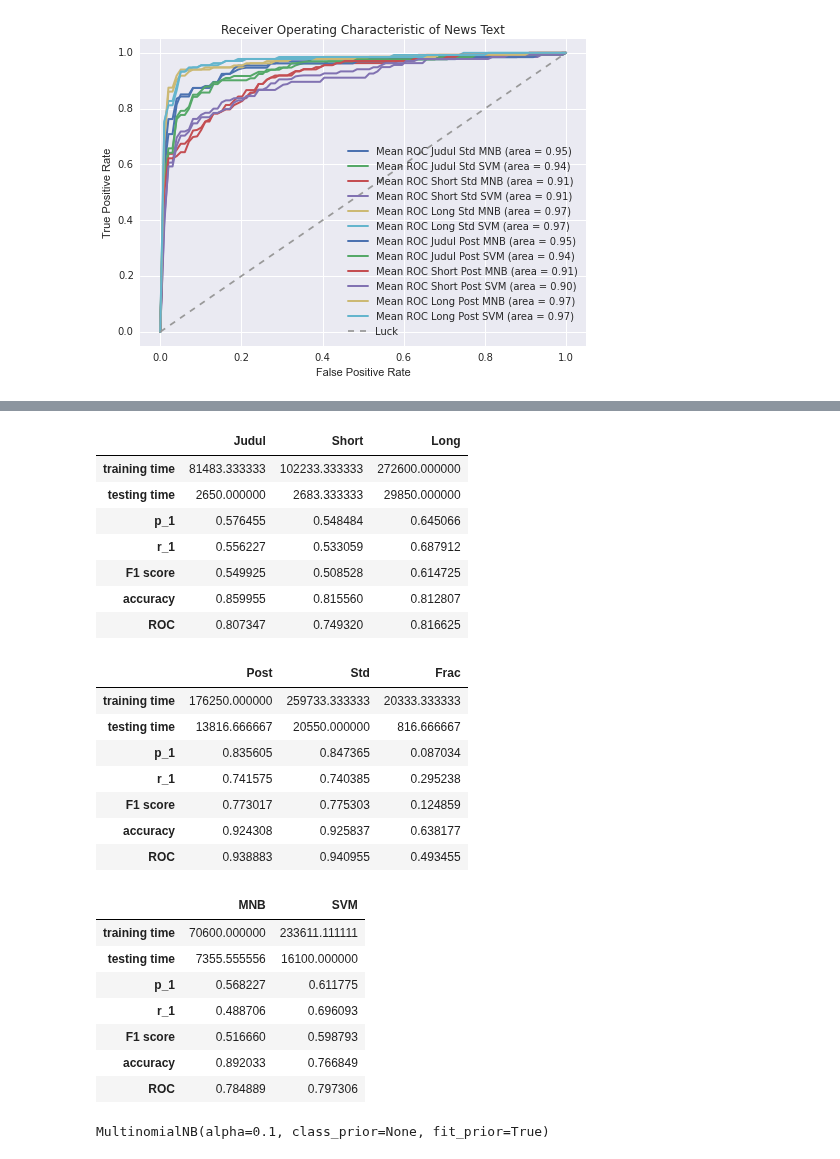
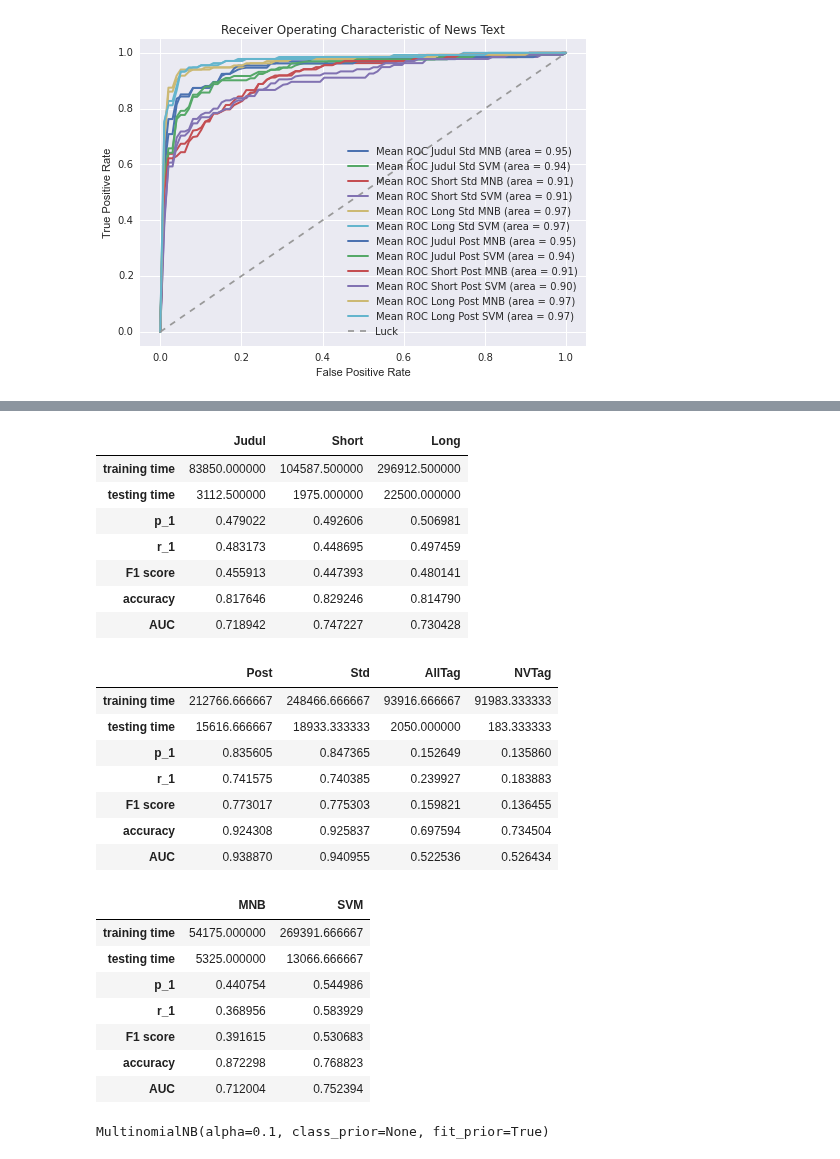
Before and after one commit to blankon123/news-classifier-Bahasa-Indonesia-, a Jupyter notebook: Skripsi Notebook v1.7 (Evaluating).ipynb, the cells around one changed output, grey strips where cells are left out. Drawn from its saved outputs; the diff is of its cells as text; code cells hidden in the pictures.

```diff
--- a/Skripsi Notebook v1.7 (Evaluating).ipynb
+++ b/Skripsi Notebook v1.7 (Evaluating).ipynb
@@ -224,9 +236,12 @@ X1.append({'name':'Short','Prep':'Post','Data':DATAPost['Short']})
 X1.append({'name':'Long' ,'Prep':'Post','Data':DATAPost['Long']})
 
 X2 = []
-X2.append({'name':'Judul','Prep':'Frac','Data':DATAFracJudul})
-X2.append({'name':'Short','Prep':'Frac','Data':DATAFracShort})
-X2.append({'name':'Long' ,'Prep':'Frac','Data':DATAFracLong})
+X2.append({'name':'Judul','Prep':'AllTag','Data':AllFracJudul})
+X2.append({'name':'Short','Prep':'AllTag','Data':AllFracShort})
+X2.append({'name':'Long' ,'Prep':'AllTag','Data':AllFracLong})
+X2.append({'name':'Judul','Prep':'NVTag','Data':NVFracJudul})
+X2.append({'name':'Short','Prep':'NVTag','Data':NVFracShort})
+X2.append({'name':'Long' ,'Prep':'NVTag','Data':NVFracLong})
 
 y_  = DATA_TARGET
 
@@ -304,7 +320,7 @@ from ipy_table import *
 metrics_table = []
 tables = []
 columns = (['id', 'nama','training time', 'testing time','p_1',
-            'r_1','F1 score','accuracy','ROC'])
+            'r_1','F1 score','accuracy','AUC'])
 tables.append(columns)
 
 i = 0
@@ -358,27 +374,27 @@ eval_teks.set_axis(1,splitter)
 eval_teks
 # %% [output]
 |  | Judul | Short | Long |
-| training time | 81483.333333 | 102233.333333 | 272600.000000 |
-| testing time | 2650.000000 | 2683.333333 | 29850.000000 |
-| p_1 | 0.576455 | 0.548484 | 0.645066 |
-| r_1 | 0.556227 | 0.533059 | 0.687912 |
-| F1 score | 0.549925 | 0.508528 | 0.614725 |
-| accuracy | 0.859955 | 0.815560 | 0.812807 |
-| ROC | 0.807347 | 0.749320 | 0.816625 |
+| training time | 83850.000000 | 104587.500000 | 296912.500000 |
+| testing time | 3112.500000 | 1975.000000 | 22500.000000 |
+| p_1 | 0.479022 | 0.492606 | 0.506981 |
+| r_1 | 0.483173 | 0.448695 | 0.497459 |
+| F1 score | 0.455913 | 0.447393 | 0.480141 |
+| accuracy | 0.817646 | 0.829246 | 0.814790 |
+| AUC | 0.718942 | 0.747227 | 0.730428 |
 # %%
-splitter = ['Post','Std','Frac']
+splitter = ['Post','Std','AllTag','NVTag']
 eval_prep = pd.DataFrame([evals[evals.Prep == i].mean() for i in splitter]).transpose()
 eval_prep.set_axis(1,splitter)
 eval_prep
 # %% [output]
-|  | Post | Std | Frac |
-| training time | 176250.000000 | 259733.333333 | 20333.333333 |
-| testing time | 13816.666667 | 20550.000000 | 816.666667 |
-| p_1 | 0.835605 | 0.847365 | 0.087034 |
-| r_1 | 0.741575 | 0.740385 | 0.295238 |
-| F1 score | 0.773017 | 0.775303 | 0.124859 |
-| accuracy | 0.924308 | 0.925837 | 0.638177 |
-| ROC | 0.938883 | 0.940955 | 0.493455 |
+|  | Post | Std | AllTag | NVTag |
+| training time | 212766.666667 | 248466.666667 | 93916.666667 | 91983.333333 |
+| testing time | 15616.666667 | 18933.333333 | 2050.000000 | 183.333333 |
+| p_1 | 0.835605 | 0.847365 | 0.152649 | 0.135860 |
+| r_1 | 0.741575 | 0.740385 | 0.239927 | 0.183883 |
+| F1 score | 0.773017 | 0.775303 | 0.159821 | 0.136455 |
+| accuracy | 0.924308 | 0.925837 | 0.697594 | 0.734504 |
+| AUC | 0.938870 | 0.940955 | 0.522536 | 0.526434 |
 # %%
 splitter = ['MNB','SVM']
 eval_teks = pd.DataFrame([evals[evals.Algs == i].mean() for i in splitter]).transpose()
@@ -386,13 +402,13 @@ eval_teks.set_axis(1,splitter)
 eval_teks
 # %% [output]
 |  | MNB | SVM |
-| training time | 70600.000000 | 233611.111111 |
-| testing time | 7355.555556 | 16100.000000 |
-| p_1 | 0.568227 | 0.611775 |
-| r_1 | 0.488706 | 0.696093 |
-| F1 score | 0.516660 | 0.598793 |
-| accuracy | 0.892033 | 0.766849 |
-| ROC | 0.784889 | 0.797306 |
+| training time | 54175.000000 | 269391.666667 |
+| testing time | 5325.000000 | 13066.666667 |
+| p_1 | 0.440754 | 0.544986 |
+| r_1 | 0.368956 | 0.583929 |
+| F1 score | 0.391615 | 0.530683 |
+| accuracy | 0.872298 | 0.768823 |
+| AUC | 0.712004 | 0.752394 |
 # %%
 mnb
 # %% [output]
```
Also changed, not shown: parts of 4 cells of this notebook, 2 other files.
